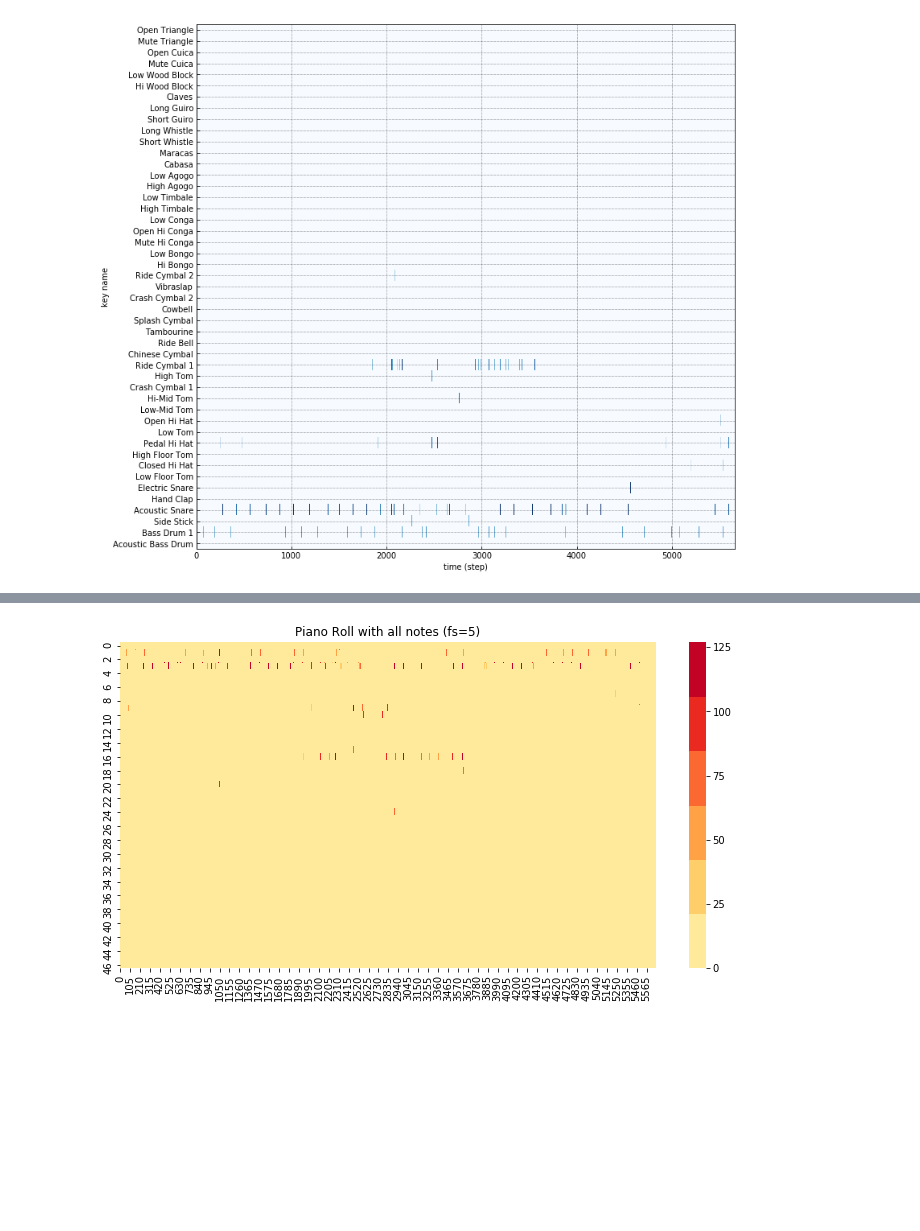
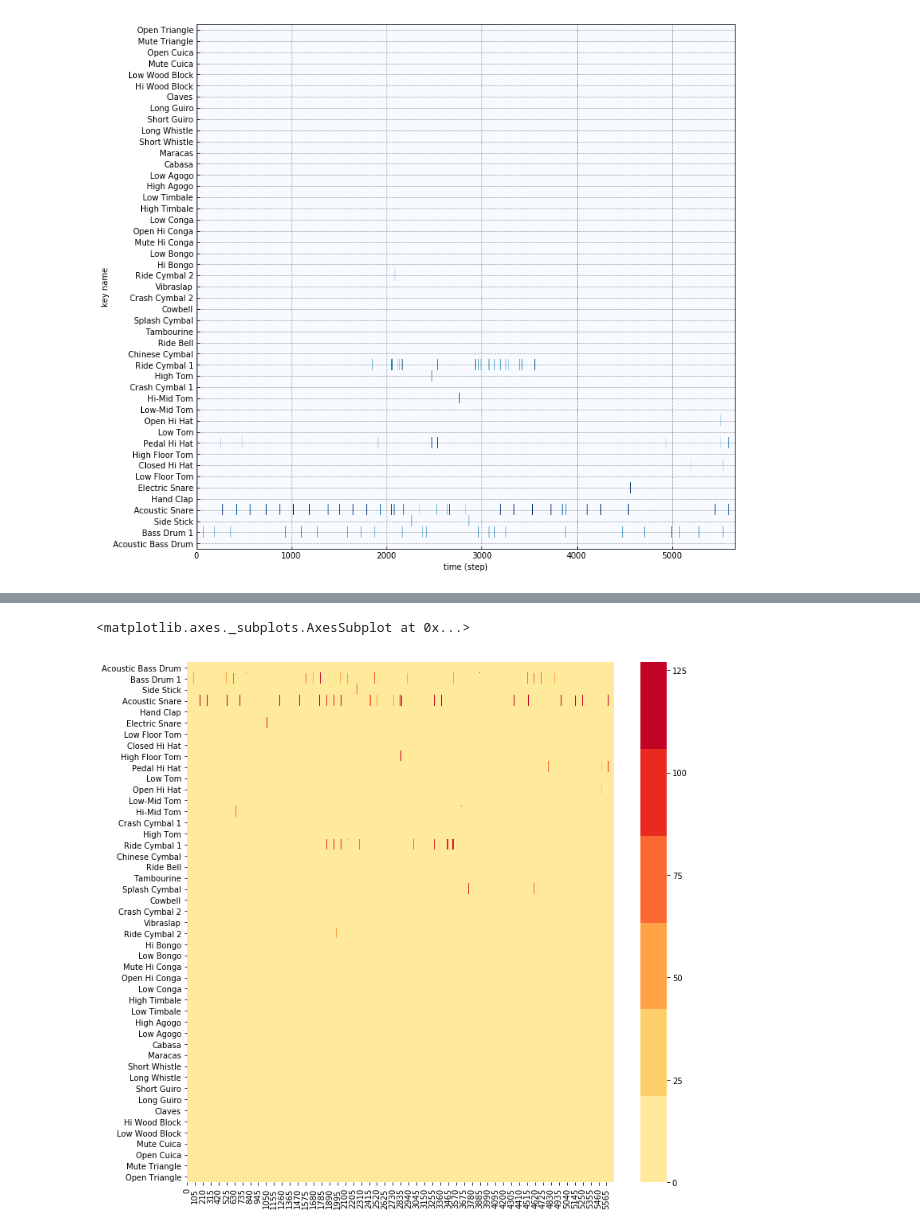
Before and after one commit to bikash/MUSICAI, a Jupyter notebook: EDA.ipynb, the cells around one changed output, grey strips where cells are left out. Drawn from its saved outputs; the diff is of its cells as text; code cells hidden in the pictures; blank space fills up the shorter version.

```diff
--- a/EDA.ipynb
+++ b/EDA.ipynb
@@ -24,13 +44,12 @@ Hello from the pygame community. https://www.pygame.org/contribute.html
 # %%
 # Parse a MIDI file to a `pypianoroll.Multitrack` instance
 
-multitrack = Multitrack('./rock.mid')
-#print (multitrack.tracks[0])
+multitrack = Multitrack('./data/rock.mid')
 for idx, track in enumerate(multitrack.tracks):
     pianoroll = track.pianoroll
 
 
-print (multitrack.beat_resolution,)
+#print (multitrack.beat_resolution,)
 num_track = len(multitrack.tracks)
 downbeats = multitrack.get_downbeat_steps()
-print (downbeats,num_track)
+#print (downbeats,num_track)
@@ -106,9 +114,10 @@ Clipping input data to the valid range for imshow with RGB data ([0..1] for floa
 # %%
-plt.subplots(figsize=(12,6))
-sns.heatmap(pianoroll_drum.T, cmap = sns.color_palette("YlOrRd"))
-plt.title("Piano Roll with all notes (fs=5)")
-plt.show()
+plt.subplots(figsize=(12,12))
+drum_label = [pretty_midi.note_number_to_drum_name(i) for i in range(128)]
+
+sns.heatmap(pianoroll_drum.T, cmap = sns.color_palette("YlOrRd"), yticklabels=drum_label[35:82])
 # %% [output]
+<matplotlib.axes._subplots.AxesSubplot at 0x...>
-[figure, old version]
+[figure, new version]
 # %%
 pypianoroll.save_animation(
```
Also changed, not shown: parts of 8 cells of this notebook, 4 other files.
